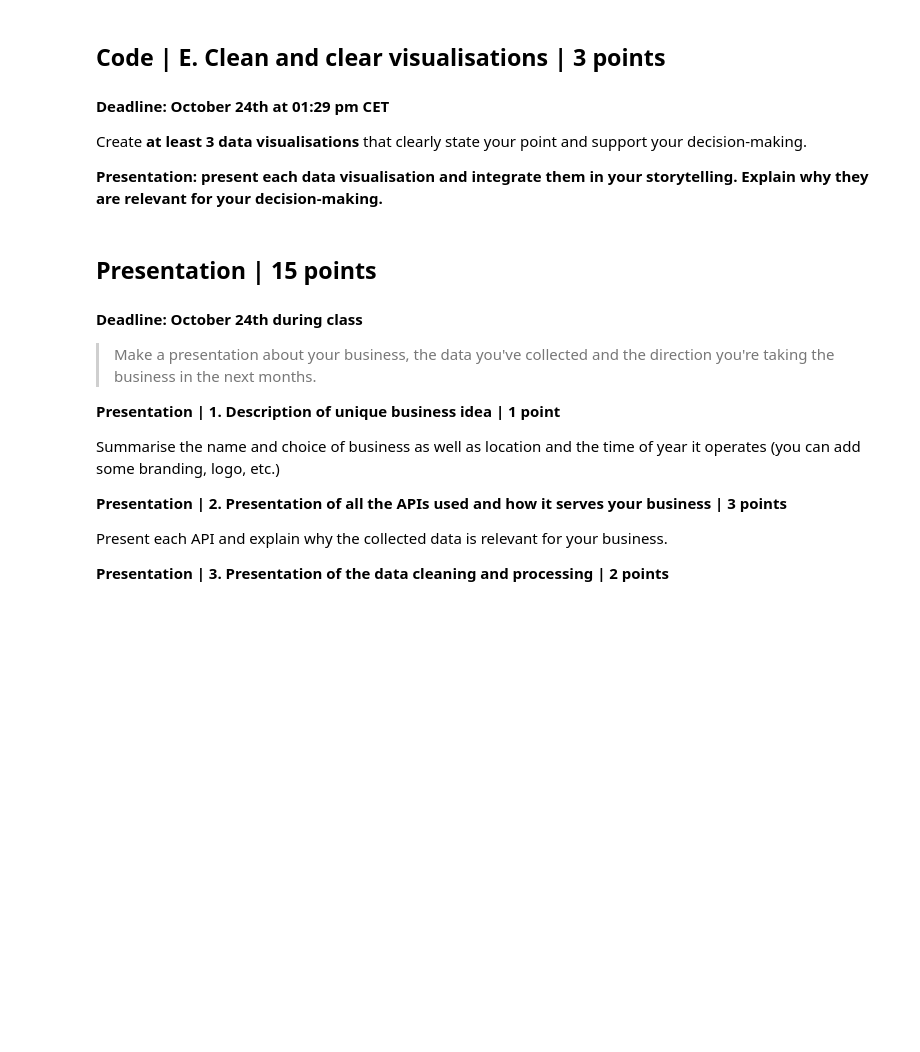
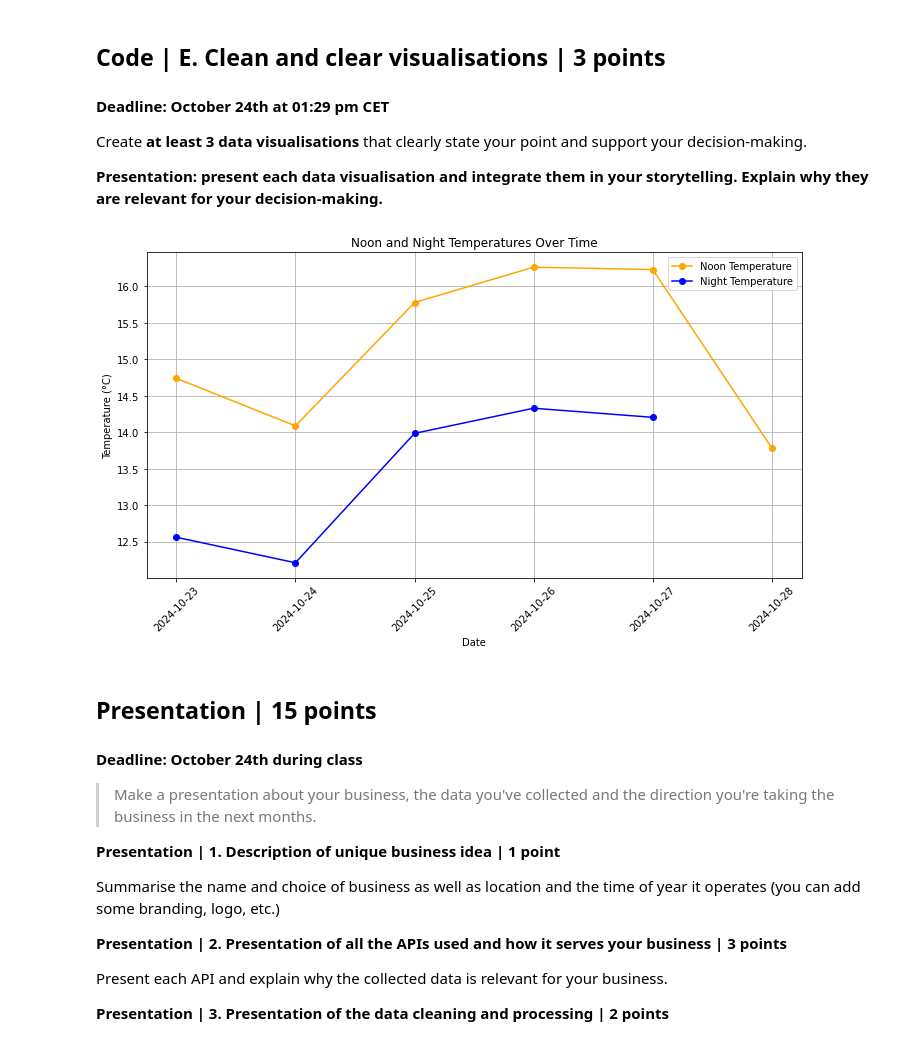
Before and after one commit to shadzic/ESMT_2024_DataScraping_Students, a Jupyter notebook: Group_Project.ipynb, the cells around one changed output. Drawn from its saved outputs; the diff is of its cells as text; code cells hidden in the pictures; blank space fills up the shorter version.

```diff
--- a/Group_Project.ipynb
+++ b/Group_Project.ipynb
@@ -245,0 +350,6 @@ Organize the dataset into a structured format, such as a CSV file, HTML file, EX
+# %%
+df_final['dt_txt'] = df_final['dt_txt'].astype(str)
+df_final['dt_txt'] = pd.to_datetime(df_final['dt_txt'], errors='coerce')
+
+df_final['date'] = df_final['dt_txt'].dt.date  # Extract the date part
+print(df_final)
@@ -245,0 +423,21 @@ Organize the dataset into a structured format, such as a CSV file, HTML file, EX
+# %%
+def determine_quality(temp):
+    if pd.isna(temp):  # Handle NaN values
+        return None
+    elif temp < 10:
+        return 0
+    elif 10 <= temp < 15:
+        return 0.4
+    elif 15 <= temp < 20:
+        return 0.7
+    elif 20 <= temp < 25:
+        return 0.85
+    else:
+        return 1
+
+# Apply the function to both noon_tem and night_tem to create the quality column
+final_df['quality_noon'] = final_df['noon_tem'].apply(determine_quality)
+final_df['quality_night'] = final_df['night_tem'].apply(determine_quality)
+
+# Display the updated DataFrame
+print(final_df[['date', 'noon_tem', 'night_tem', 'quality_noon', 'quality_night']])
@@ -272,3 +506,21 @@ Create **at least 3 data visualisations** that clearly state your point and supp
+# %%
+plt.figure(figsize=(10, 6))
+plt.plot(final_df['date'], final_df['noon_tem'], marker='o', label='Noon Temperature', color='orange')
+plt.plot(final_df['date'], final_df['night_tem'], marker='o', label='Night Temperature', color='blue')
+
+# Add titles and labels
+plt.title('Noon and Night Temperatures Over Time')
+plt.xlabel('Date')
+plt.ylabel('Temperature (°C)')
+plt.xticks(rotation=45)  # Rotate date labels for better readability
+plt.legend()
+plt.grid()
+
+# Show the plot
+plt.tight_layout()
+plt.show()
+# %% [output]
+[figure, added]
 # %% [markdown]
 ## Presentation | 15 points
 #### Deadline: October 24th during class
```
Also changed, not shown: parts of 24 cells of this notebook.
